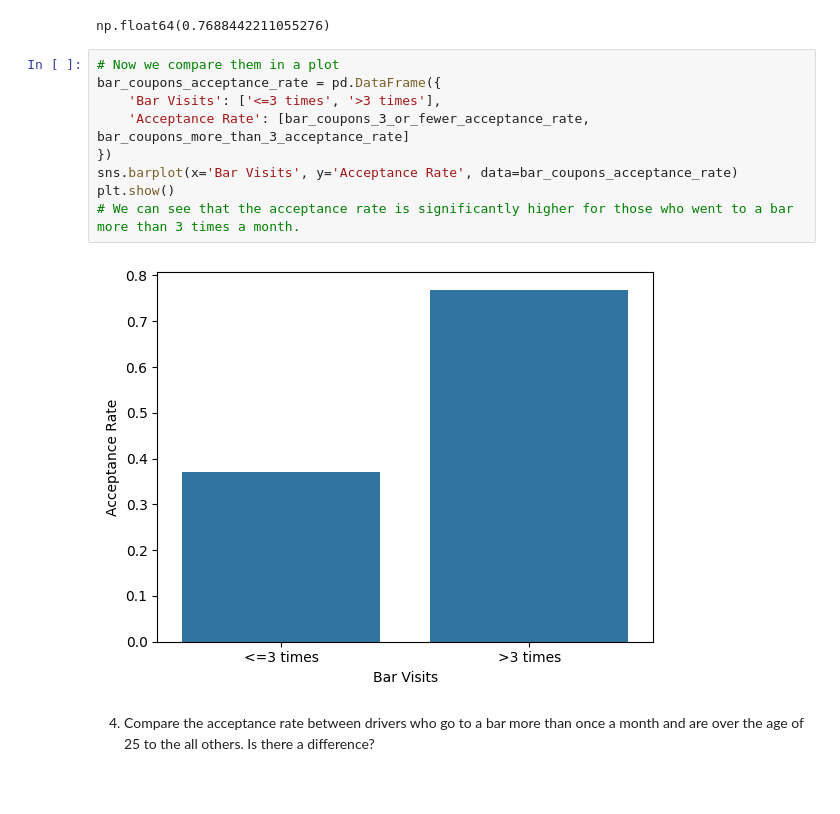
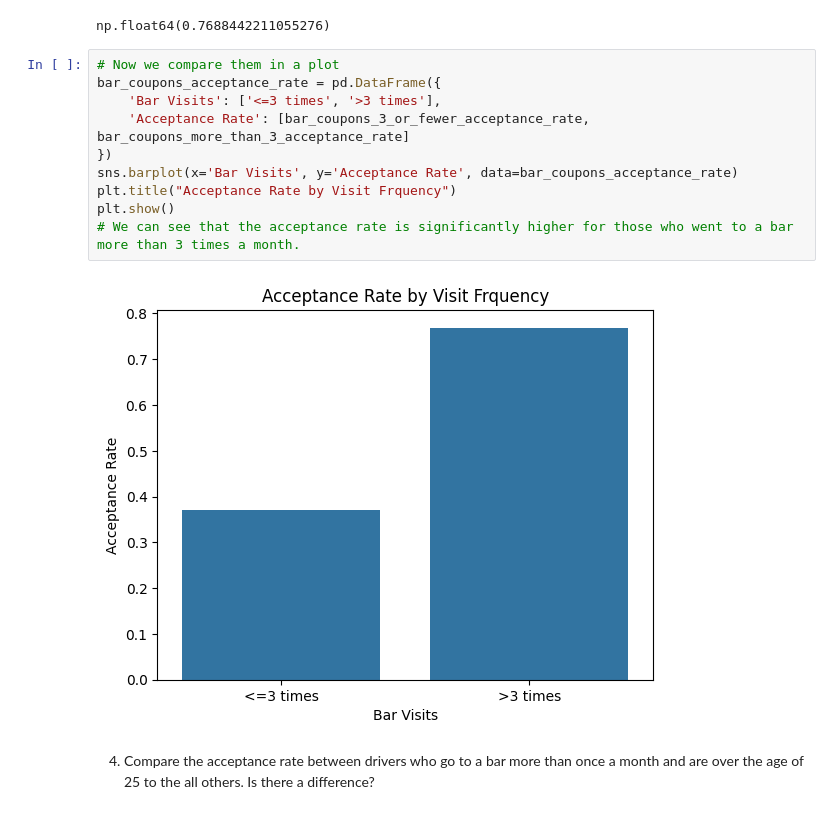
Before and after one commit to weirui828/coupons4drivers, a Jupyter notebook: coupon_analysis.ipynb, the cells around one changed output. Cells and saved outputs as stored; diff of their text form; blank space fills up the shorter version.

```diff
--- a/coupon_analysis.ipynb
+++ b/coupon_analysis.ipynb
@@ -395,14 +385,15 @@ np.float64(0.7688442211055276)
 # %%
 # Now we compare them in a plot
 bar_coupons_acceptance_rate = pd.DataFrame({
     'Bar Visits': ['<=3 times', '>3 times'],
     'Acceptance Rate': [bar_coupons_3_or_fewer_acceptance_rate, bar_coupons_more_than_3_acceptance_rate]
 })
 sns.barplot(x='Bar Visits', y='Acceptance Rate', data=bar_coupons_acceptance_rate)
+plt.title("Acceptance Rate by Visit Frquency")
 plt.show()
 # We can see that the acceptance rate is significantly higher for those who went to a bar more than 3 times a month.
 # %% [output]
-[figure, old version]
+[figure, new version]
 # %% [markdown]
 4. Compare the acceptance rate between drivers who go to a bar more than once a month and are over the age of 25 to the all others.  Is there a difference?
 # %%
```
Also changed, not shown: parts of 9 cells of this notebook, 1 other file.
